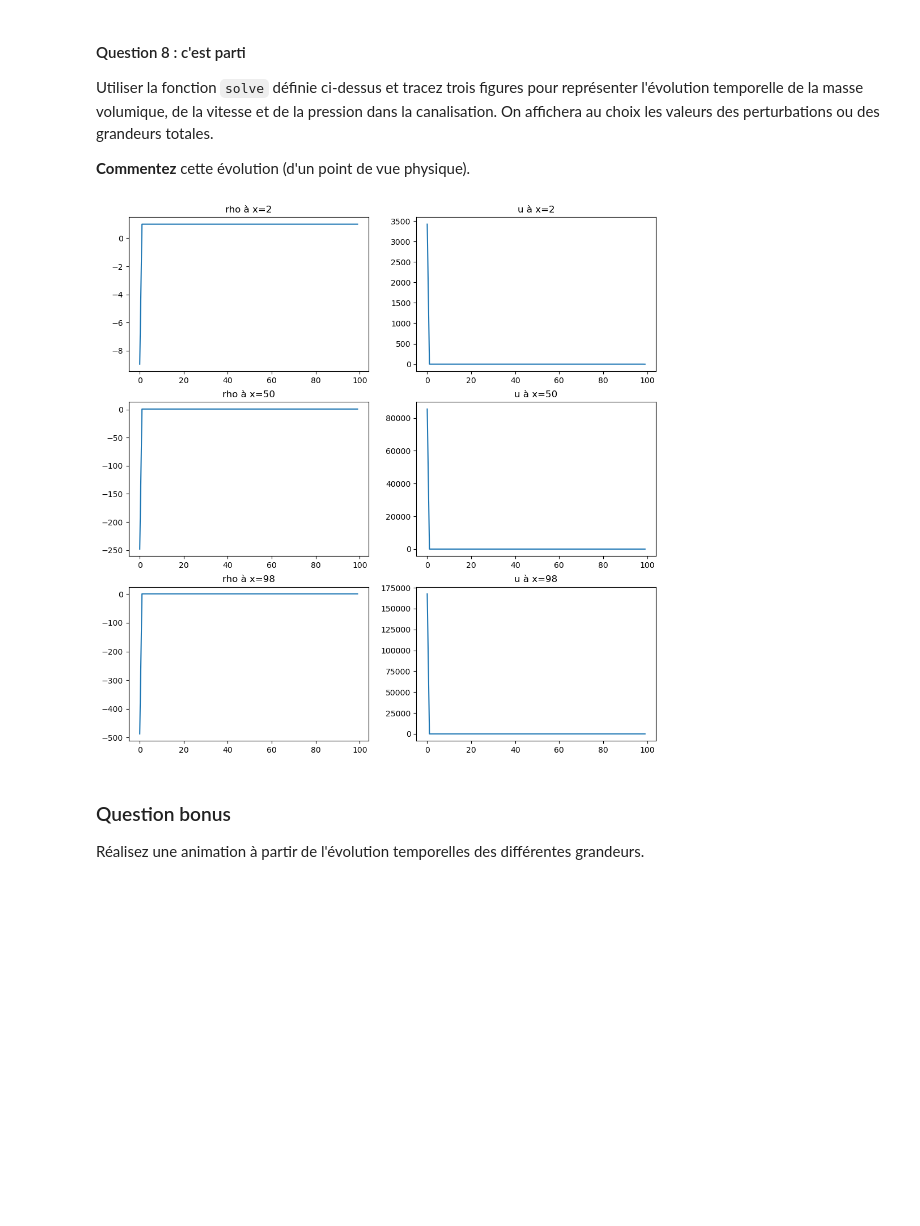
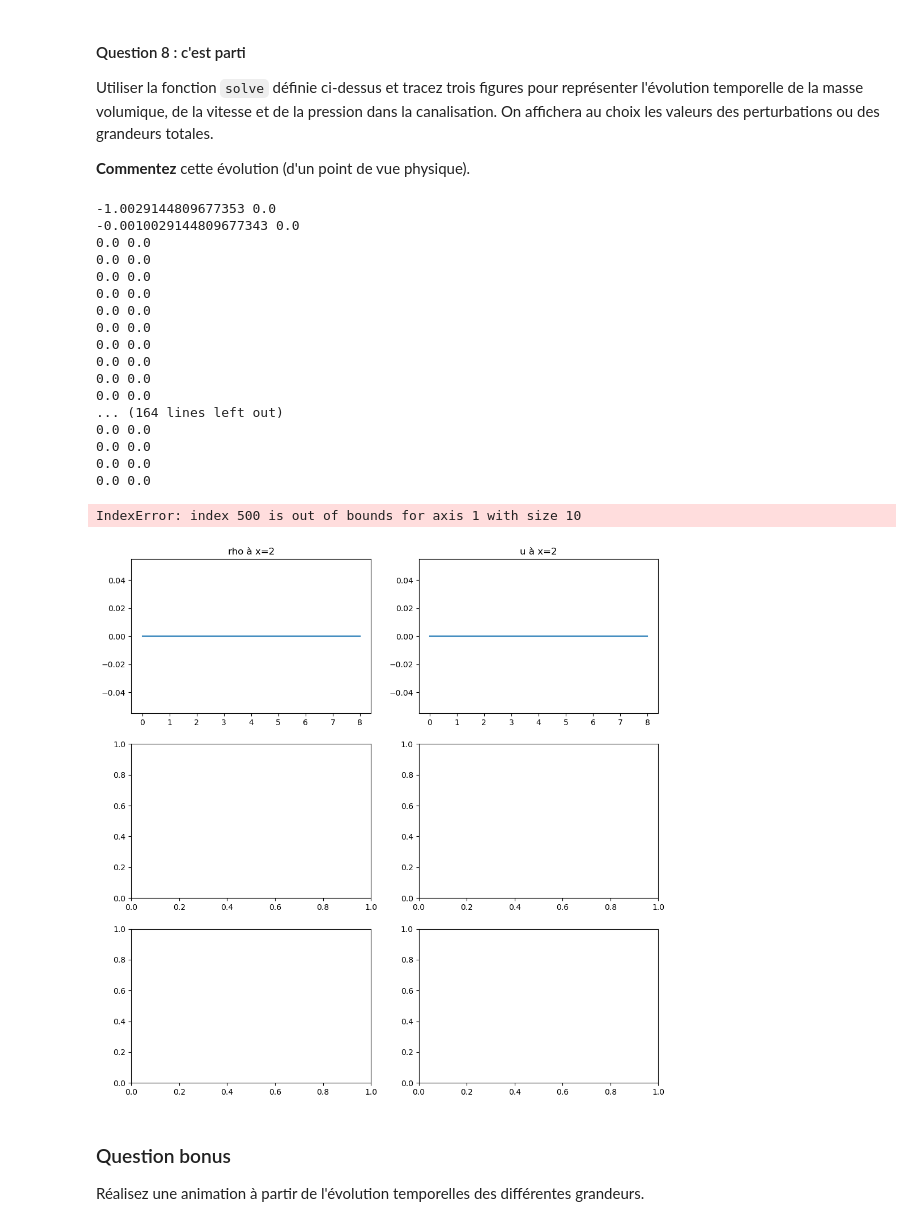
Before and after one commit to RomainTiphaigne/IntroGestionProjet4A, a Jupyter notebook: TP_Euler_linearise.ipynb, the cells around one changed output. Drawn from its saved outputs; the diff is of its cells as text; code cells hidden in the pictures; blank space fills up the shorter version.

```diff
--- a/TP_Euler_linearise.ipynb
+++ b/TP_Euler_linearise.ipynb
@@ -405,7 +404,7 @@ def F_upwind(U_L, U_R, A_p, A_m):
     The flux vector must be returned.
     """
 
-    f = A_m @ U_L + A_p @ U_R
+    f = A_m @ U_R + A_p @ U_L
 
     return f
 # %% [markdown]
@@ -453,9 +450,8 @@ def solve(rho_0, u_0, c, nite, ncells, dx, dt):
     rho_saved = np.zeros((ncells, nite))
     u_saved = np.zeros((ncells, nite))
 
-    u_saved[:, 0] = u_0
-    u_saved[-1, 0] = 0
-    rho_saved[:, 0] = rho_0
+    u_saved[:, 0] = 0
+    rho_saved[:, 0] = 0
 
     A_p, A_m = jacobian_pm(rho_0, u_0, c)
 
@@ -469,6 +465,7 @@ def solve(rho_0, u_0, c, nite, ncells, dx, dt):
 
             rho_saved[j, i] = rho_saved[j, i-1] - dt/dx*(F[j+1, 0] - F[j, 0])
             u_saved[j, i] = u_saved[j, i-1] - dt/dx*(F[j+1, 1] - F[j, 1])
-
+            print(F[j, 0], F[j+1, 1])
+            print(rho_saved[j, i], rho_saved[j, i-1])
 
     return rho_saved, u_saved
@@ -491,20 +480,39 @@
 
 **Commentez** cette évolution (d'un point de vue physique).
 # %%
-rho, u = solve(rho_0, u_0, c, 1000, ncells, dx, 0.05)
+ncells = 10
+rho, u = solve(rho_0, u_0, c, 10, ncells, dx, 1e-5)
 
-points = [2, 50, 98]
+times = [2, 500, 980]
 
 i = 0
 fig, axs = plt.subplots(3, 2, figsize=(12, 12))
-for p in points:
-    axs[i, 0].plot(rho[:, p])
-    axs[i, 0].set_title("rho à x="+str(p))
-    axs[i, 1].plot(u[:, p])
-    axs[i, 1].set_title("u à x="+str(p))
+for t in times:
+    axs[i, 0].plot(rho[1:, t])
+    axs[i, 0].set_title("rho à x="+str(t))
+    axs[i, 1].plot(u[1:, t])
+    axs[i, 1].set_title("u à x="+str(t))
     i+=1
 # %% [output]
+-1.0029144809677353 0.0
+-0.0010029144809677343 0.0
+0.0 0.0
+0.0 0.0
+0.0 0.0
+0.0 0.0
+0.0 0.0
+0.0 0.0
+0.0 0.0
+0.0 0.0
+0.0 0.0
+0.0 0.0
+... (164 lines left out)
+0.0 0.0
+0.0 0.0
+0.0 0.0
+0.0 0.0
+IndexError: index 500 is out of bounds for axis 1 with size 10
-[figure, old version]
+[figure, new version]
 # %% [markdown]
 ### Question bonus
 Réalisez une animation à partir de l'évolution temporelles des différentes grandeurs.
```
Also changed, not shown: parts of 4 cells of this notebook.
